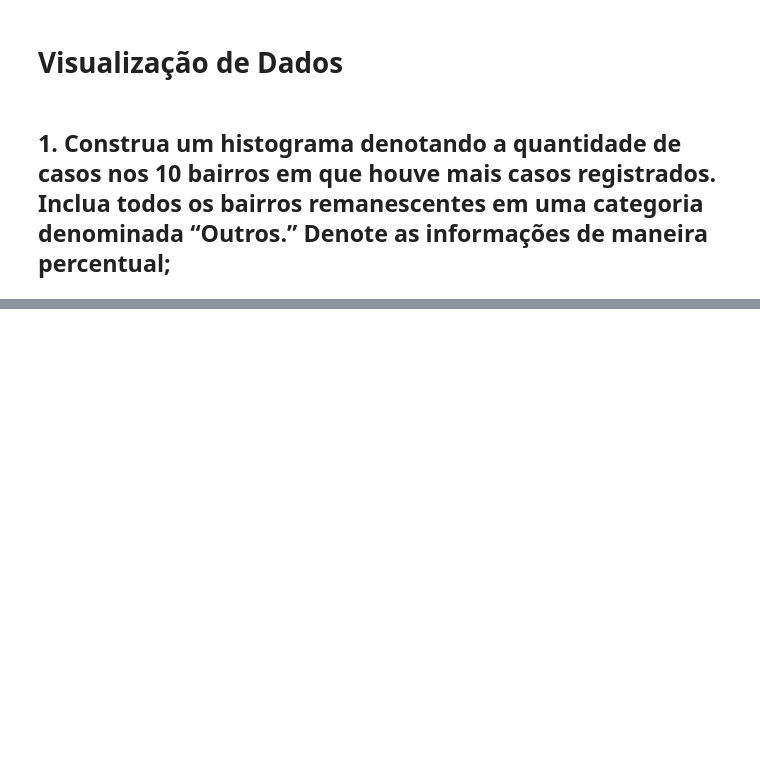
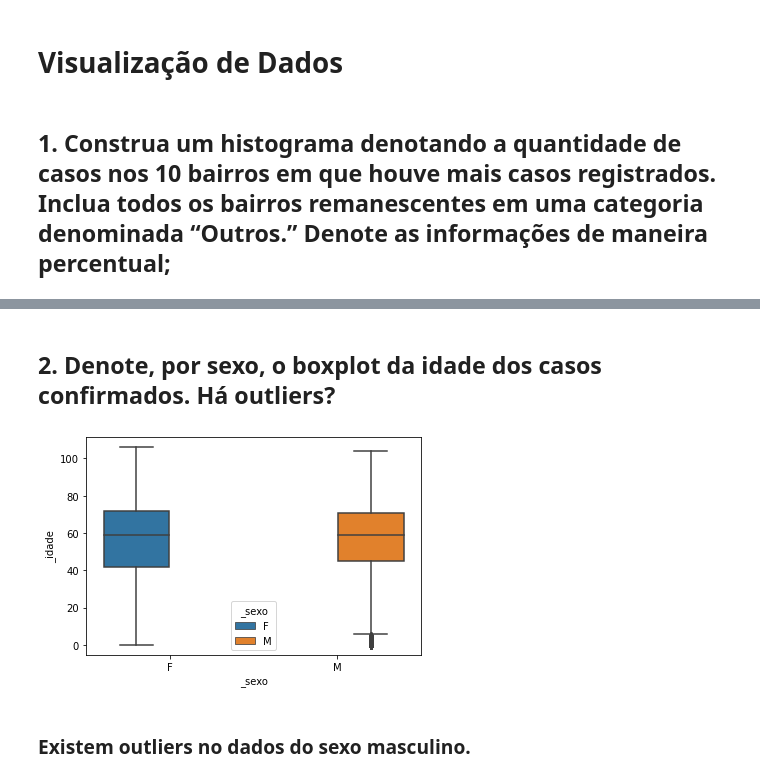
Before and after one commit to thiagos98/data-analysis-manaus, a Jupyter notebook: main.ipynb, the cells around one changed output, grey strips where cells are left out. Saved outputs shown, nothing was run; the diff lists cells and outputs as text; code cells hidden in the pictures; blank space fills up the shorter version.

```diff
--- a/main.ipynb
+++ b/main.ipynb
@@ -390,0 +380,8 @@ sns.histplot(data=df_dez_bairros, x="contagem", hue="bairros", bins=10, binwidth
+# %% [markdown]
+## 2. Denote, por sexo, o boxplot da idade dos casos confirmados. Há outliers?
+# %%
+ax = sns.boxplot(x="_sexo", y="_idade", data=df_clean_data, hue="_sexo")
+# %% [output]
+[figure, added]
+# %% [markdown]
+### Existem outliers no dados do sexo masculino.
```
Also changed, not shown: parts of 10 cells of this notebook.
